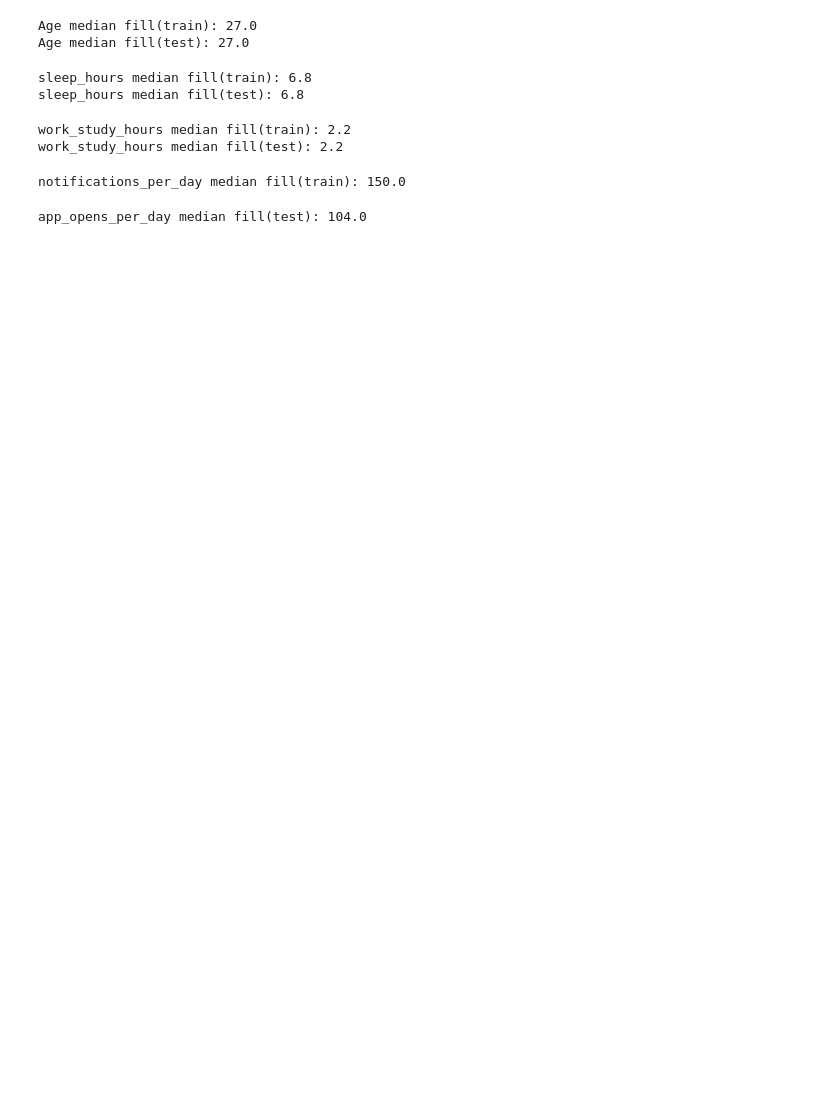
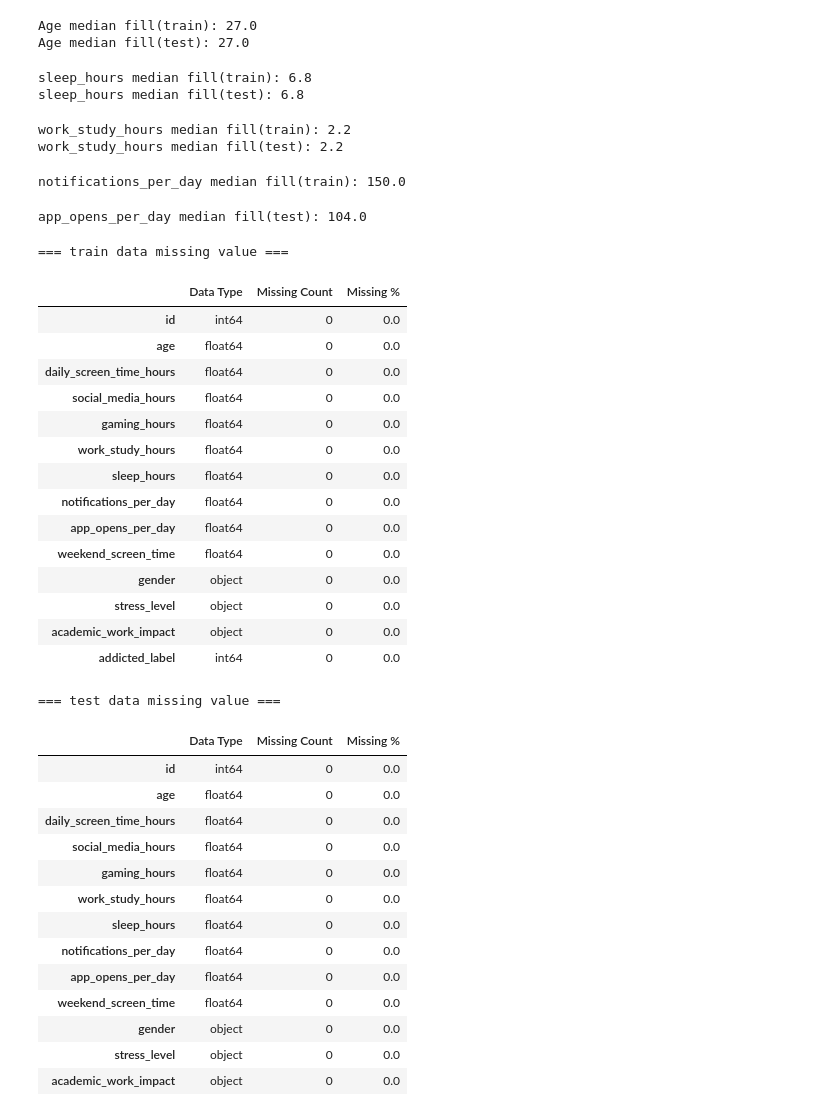
Before and after one commit to kamxsato/MIS444_Final_Project, a Jupyter notebook: 24104087_Final_Project.ipynb, the cells around one changed output. Drawn from its saved outputs; the diff is of its cells as text; code cells hidden in the pictures; blank space fills up the shorter version.

```diff
--- a/24104087_Final_Project.ipynb
+++ b/24104087_Final_Project.ipynb
@@ -272,0 +271,74 @@ test['notifications_per_day'] = KNNImputer(n_neighbors= 3, weights= "distance").
+# %%
+# Iterative Imputation for missing value greater than 10%
+test['notifications_per_day'] = IterativeImputer(max_iter=10, random_state=0).fit_transform(test[['notifications_per_day']])
+train['app_opens_per_day'] = IterativeImputer(max_iter=10, random_state=0).fit_transform(train[['app_opens_per_day']])
+train['daily_screen_time_hours'] = IterativeImputer(max_iter=10, random_state=0).fit_transform(train[['daily_screen_time_hours']])
+test['daily_screen_time_hours'] = IterativeImputer(max_iter=10, random_state=0).fit_transform(test[['daily_screen_time_hours']])
+train['weekend_screen_time'] = IterativeImputer(max_iter=10, random_state=0).fit_transform(train[['weekend_screen_time']])
+test['weekend_screen_time'] = IterativeImputer(max_iter=10, random_state=0).fit_transform(test[['weekend_screen_time']])
+train['gaming_hours'] = IterativeImputer(max_iter=10, random_state=0).fit_transform(train[['gaming_hours']])
+test['gaming_hours'] = IterativeImputer(max_iter=10, random_state=0).fit_transform(test[['gaming_hours']])
+train['social_media_hours'] = IterativeImputer(max_iter=10, random_state=0).fit_transform(train[['social_media_hours']])
+test['social_media_hours'] = IterativeImputer(max_iter=10, random_state=0).fit_transform(test[['social_media_hours']])
+# %%
+# Mode for categorical data
+train['stress_level'] = train['stress_level'].fillna(train['stress_level'].mode()[0])
+train['academic_work_impact'] = train['academic_work_impact'].fillna(train['academic_work_impact'].mode()[0])
+train['gender'] = train['gender'].fillna(train['gender'].mode()[0])
+
+test['stress_level'] = test['stress_level'].fillna(test['stress_level'].mode()[0])
+test['academic_work_impact'] = test['academic_work_impact'].fillna(test['academic_work_impact'].mode()[0])
+test['gender'] = test['gender'].fillna(test['gender'].mode()[0])
+# %%
+# 2.1.4 missing values after imputation
+
+missing_train = pd.DataFrame({
+    'Data Type': train.dtypes,
+    'Missing Count': train.isnull().sum(),
+    'Missing %': (train.isnull().sum() / len(train) * 100).round(2)
+}).sort_values('Missing %', ascending=False)
+missing_train[missing_train['Missing Count'] > 0]
+
+missing_test = pd.DataFrame({
+    'Data Type': test.dtypes,
+    'Missing Count': test.isnull().sum(),
+    'Missing %': (test.isnull().sum() / len(test) * 100).round(2)
+}).sort_values('Missing %', ascending=False)
+missing_test[missing_test['Missing Count'] > 0]
+
+print(f'=== train data missing value ===')
+display(missing_train)
+print(f'=== test data missing value ===')
+display(missing_test)
+# %% [output]
+=== train data missing value ===
+|  | Data Type | Missing Count | Missing % |
+| id | int64 | 0 | 0.0 |
+| age | float64 | 0 | 0.0 |
+| daily_screen_time_hours | float64 | 0 | 0.0 |
+| social_media_hours | float64 | 0 | 0.0 |
+| gaming_hours | float64 | 0 | 0.0 |
+| work_study_hours | float64 | 0 | 0.0 |
+| sleep_hours | float64 | 0 | 0.0 |
+| notifications_per_day | float64 | 0 | 0.0 |
+| app_opens_per_day | float64 | 0 | 0.0 |
+| weekend_screen_time | float64 | 0 | 0.0 |
+| gender | object | 0 | 0.0 |
+| stress_level | object | 0 | 0.0 |
+| academic_work_impact | object | 0 | 0.0 |
+| addicted_label | int64 | 0 | 0.0 |
+=== test data missing value ===
+|  | Data Type | Missing Count | Missing % |
+| id | int64 | 0 | 0.0 |
+| age | float64 | 0 | 0.0 |
+| daily_screen_time_hours | float64 | 0 | 0.0 |
+| social_media_hours | float64 | 0 | 0.0 |
+| gaming_hours | float64 | 0 | 0.0 |
+| work_study_hours | float64 | 0 | 0.0 |
+| sleep_hours | float64 | 0 | 0.0 |
+| notifications_per_day | float64 | 0 | 0.0 |
+| app_opens_per_day | float64 | 0 | 0.0 |
+| weekend_screen_time | float64 | 0 | 0.0 |
+| gender | object | 0 | 0.0 |
+| stress_level | object | 0 | 0.0 |
+| academic_work_impact | object | 0 | 0.0 |
```
Also changed, not shown: parts of 21 cells of this notebook.
